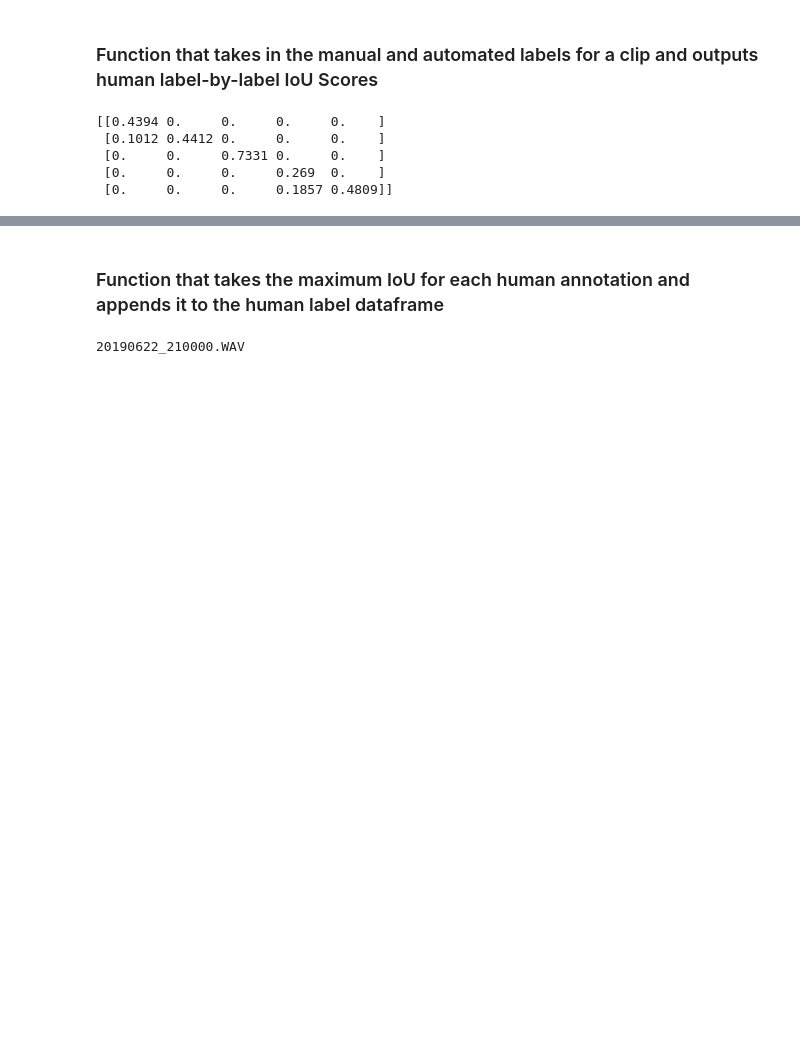
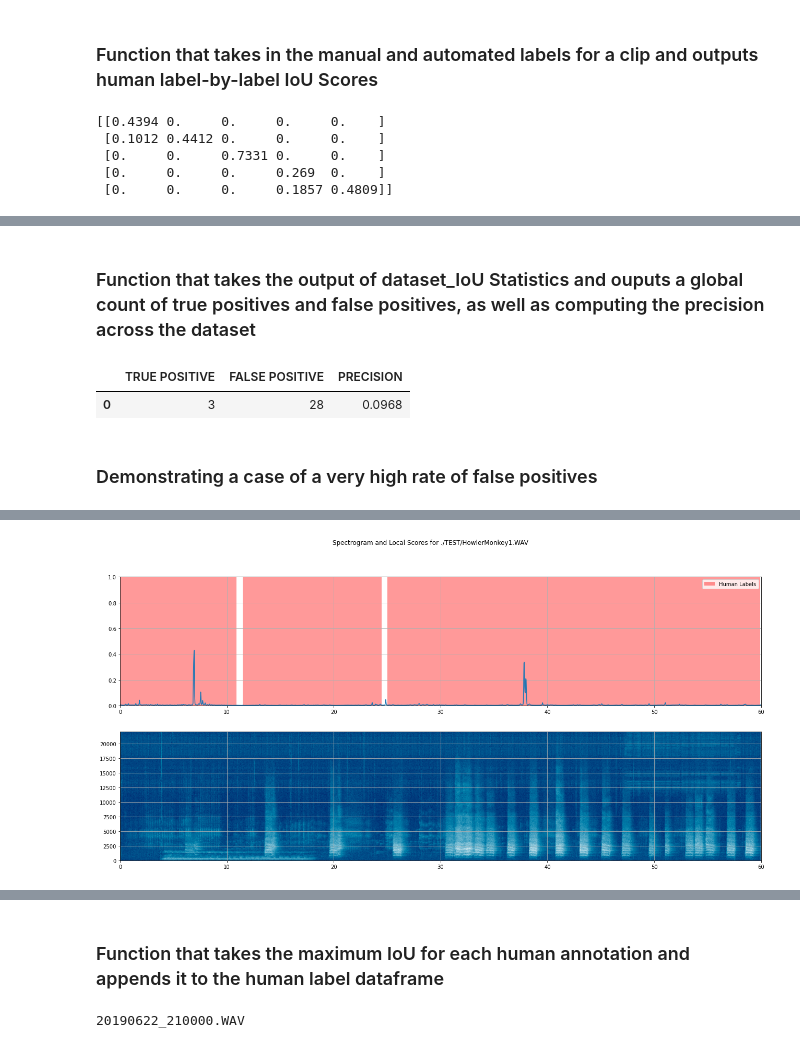
Before and after one commit to UCSD-E4E/PyHa, a Jupyter notebook: Microfaune_Local_Score_Package_Tutorial.ipynb, the cells around one changed output, grey strips where cells are left out. Cells and saved outputs as stored; diff of their text form; code cells hidden in the pictures; blank space fills up the shorter version.

Commit message:
Added Precision Statistics for IoU Scores This involves a couple new functions that have been updated on the jupyter notebook tutorial. I also added a bunch of comments to microfaune_local_score.py

```diff
--- a/Microfaune_Local_Score_Package_Tutorial.ipynb
+++ b/Microfaune_Local_Score_Package_Tutorial.ipynb
@@ -128,0 +155,15 @@ print(Intersection_over_Union_Matrix)
+# %% [markdown]
+### Function that takes the output of dataset_IoU Statistics and ouputs a global count of true positives and false positives, as well as computing the precision across the dataset
+# %%
+global_stats_df = global_IoU_Statistics(stats_df)
+global_stats_df
+# %% [output]
+|  | TRUE POSITIVE | FALSE POSITIVE | PRECISION |
+| 0 | 3 | 28 | 0.0968 |
+# %% [markdown]
+### Demonstrating a case of a very high rate of false positives
+# %%
+clip_path = "./TEST/HowlerMonkey1.WAV"
+howler_monkey_manual_df = manual_df[manual_df["IN FILE"] == "HowlerMonkey1.WAV"]
+local_score_visualization(clip_path,human_df = howler_monkey_manual_df);
+# %% [output]
@@ -128,0 +171 @@ print(Intersection_over_Union_Matrix)
+[figure, added]
```
Also changed, not shown: parts of 9 cells of this notebook, 1 other file.
